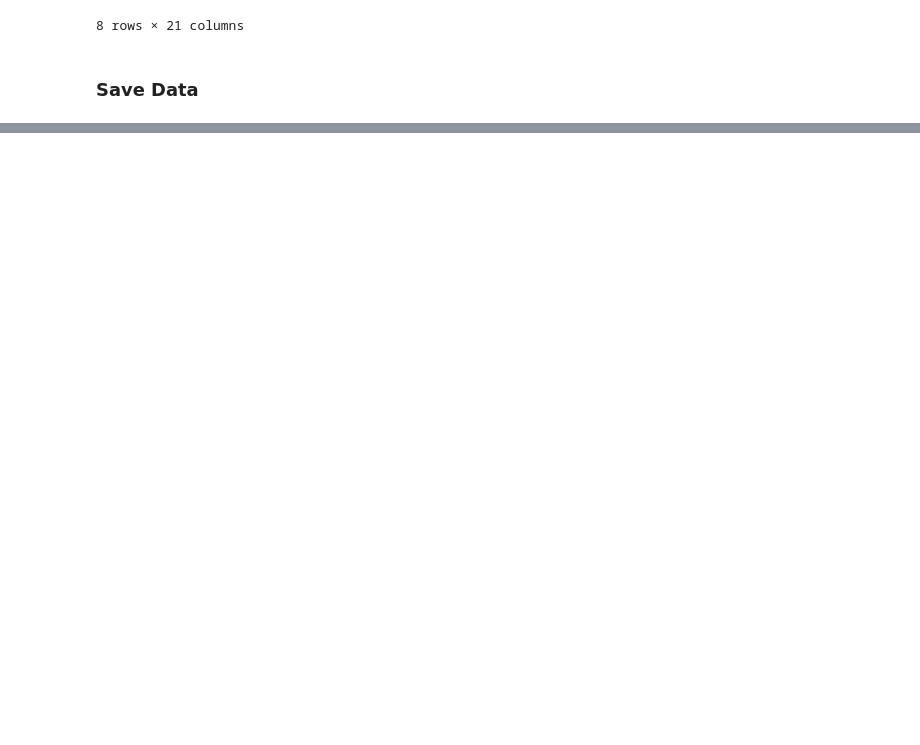
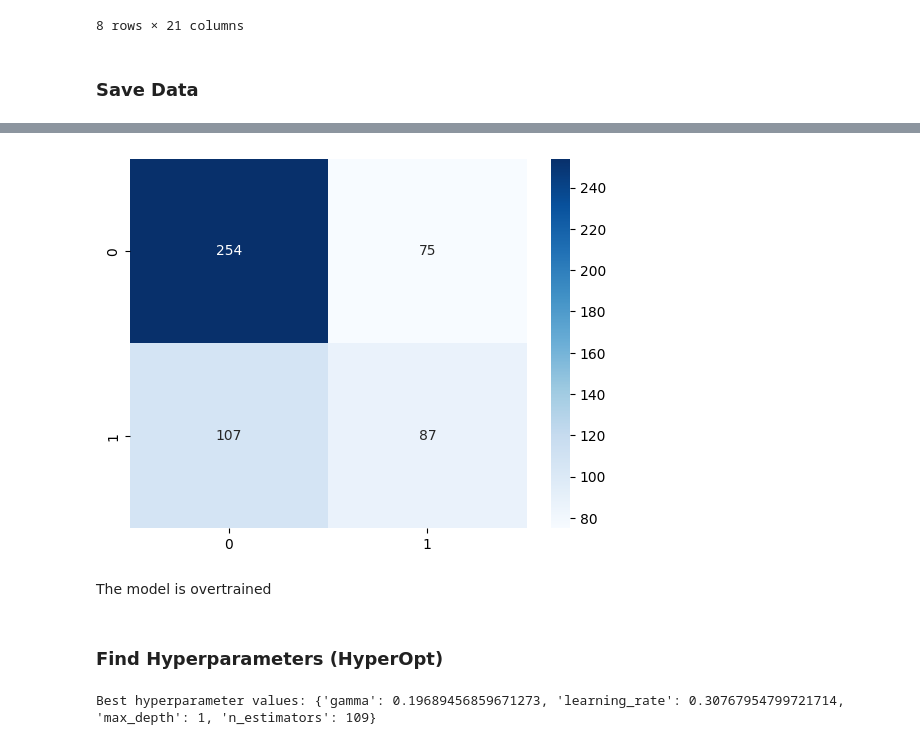
Before and after one commit to dkalenov/ML-Stock-Crypto-Trading, a Jupyter notebook: Data_Preprocessing.ipynb, the cells around one changed output, grey strips where cells are left out. Cells and saved outputs as stored; diff of their text form; code cells hidden in the pictures; blank space fills up the shorter version.

Commit message:
Baseline & HyperOpt

```diff
--- a/Data_Preprocessing.ipynb
+++ b/Data_Preprocessing.ipynb
@@ -336,0 +415,4 @@ df_fs.to_csv(f"data/{symbol}.csv")
+# %%
+# Remove unwanted columns
+df_tts = df.copy()
+df_tts.drop(columns=["Close", "Bench_C_Rets", "Open", "High", "Low"], inplace=True)
@@ -336,0 +439,9 @@ df_fs.to_csv(f"data/{symbol}.csv")
+# %%
+# Split into Learning (X) and Target (y) Data
+X = df_tts.drop('TARGET', axis=1)
+y = df_tts['TARGET']
+# %%
+# Perform Train Test Split
+X_train, X_test, y_train, y_test = train_test_split(X, y, test_size=0.2, random_state=42)
+print("Shape of X_train: ", X_train.shape)
+print("Shape of y_train: ", y_train.shape)
@@ -336,0 +477,18 @@ df_fs.to_csv(f"data/{symbol}.csv")
+# %%
+from sklearn.metrics import classification_report
+
+# Model definition and training
+model = XGBClassifier()
+model.fit(X_train, y_train)
+
+
+# Prediction on train and test data
+y_pred_train = model.predict(X_train)
+y_pred_test = model.predict(X_test)
+
+# evoluating
+report_train = classification_report(y_train, y_pred_train)
+report_test = classification_report(y_test, y_pred_test)
+
+print('Train:\n', report_train)
+print('\n\nTest:\n', report_test)
@@ -336,0 +513,44 @@ df_fs.to_csv(f"data/{symbol}.csv")
+# %%
+from sklearn.metrics import confusion_matrix
+import seaborn as sns
+
+cm_train = confusion_matrix(y_test, y_pred_test)
+sns.heatmap(cm_train, annot=True, fmt='d', cmap='Blues')
+plt.show()
+# %% [output]
+[figure, added]
+# %% [markdown]
+The model is overtrained
+# %% [markdown]
+### Find Hyperparameters (HyperOpt)
+# %%
+from hyperopt import fmin, tpe, hp, Trials
+import numpy as np
+from sklearn.model_selection import cross_val_score
+from xgboost import XGBClassifier
+
+space = {
+    'n_estimators': hp.choice('n_estimators', range(50, 201)),
+    'learning_rate': hp.uniform('learning_rate', 0.01, 0.5),
+    'max_depth': hp.choice('max_depth', range(4, 15)),
+    'gamma': hp.uniform('gamma', 0, 20),
+}
+
+def hyperopt_xgb(params, cv=5, X=X_train, y=y_train):
+    model = XGBClassifier(**params)
+    model.fit(X, y)
+    score = cross_val_score(model, X, y, cv=cv, scoring="f1", n_jobs=-1).mean()
+    return -score
+
+trials = Trials()
+best = fmin(hyperopt_xgb,
+            space=space,
+            algo=tpe.suggest,
+            max_evals=100,
+            trials=trials,
+            rstate=np.random.default_rng(42)
+           )
+
+print(f"Best hyperparameter values: {best}")
+# %% [output]
+Best hyperparameter values: {'gamma': 0.19689456859671273, 'learning_rate': 0.30767954799721714, 'max_depth': 1, 'n_estimators': 109}
```
Also changed, not shown: parts of 25 cells of this notebook.
